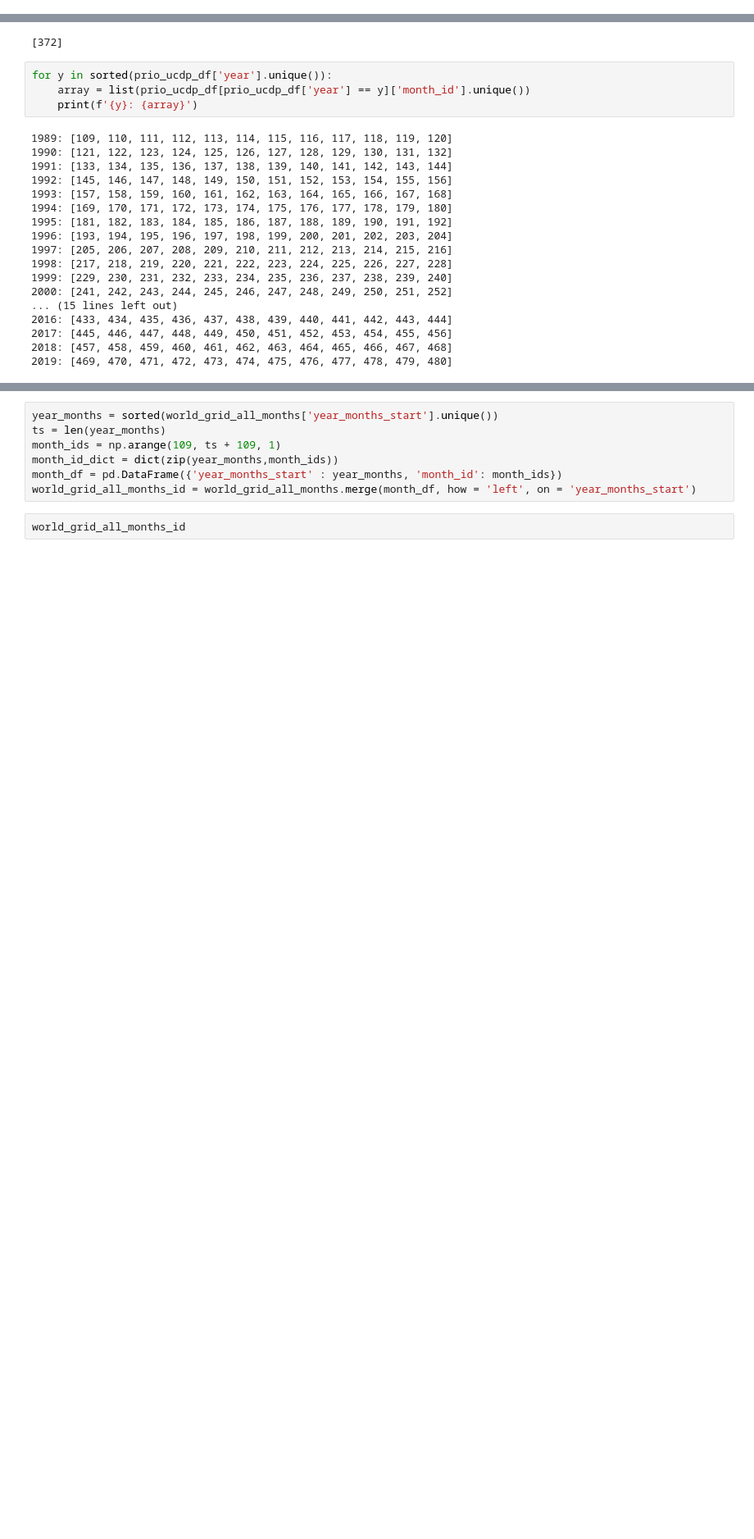
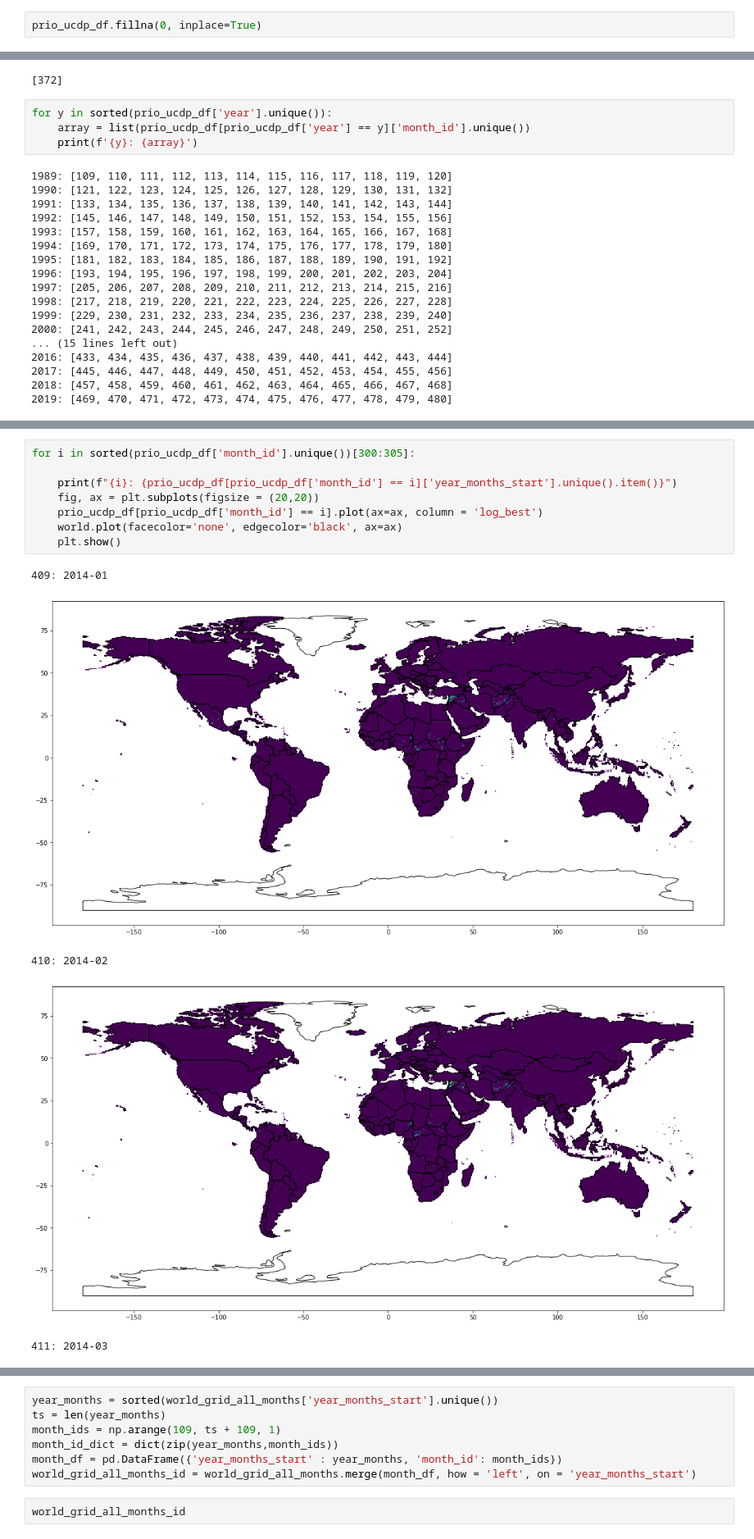
Before and after one commit to Polichinel/Detectron2, a Jupyter notebook: misc/combine_UCDP_PRIO.ipynb, the cells around one changed output, grey strips where cells are left out. Shown at 82% size. Saved outputs shown, nothing was run; the diff lists cells and outputs as text; blank space fills up the shorter version.

```diff
--- a/misc/combine_UCDP_PRIO.ipynb
+++ b/misc/combine_UCDP_PRIO.ipynb
@@ -261,3 +263,5 @@ prio_ucdp_df = world_grid_all_months.merge(ucdp_monthly_unit, how = 'left', on =
+# %%
+prio_ucdp_df.fillna(0, inplace=True)
 # %%
 prio_ucdp_df
 # %% [output]
@@ -305,0 +324,14 @@ world.to_crs(combined_df.crs)
+# %%
+for i in sorted(prio_ucdp_df['month_id'].unique())[300:305]:
+
+    print(f"{i}: {prio_ucdp_df[prio_ucdp_df['month_id'] == i]['year_months_start'].unique().item()}")
+    fig, ax = plt.subplots(figsize = (20,20))
+    prio_ucdp_df[prio_ucdp_df['month_id'] == i].plot(ax=ax, column = 'log_best')
+    world.plot(facecolor='none', edgecolor='black', ax=ax)
+    plt.show()
+# %% [output]
+409: 2014-01
+[figure, added]
+410: 2014-02
+[figure, added]
+411: 2014-03
```
Also changed, not shown: parts of 6 cells of this notebook.
